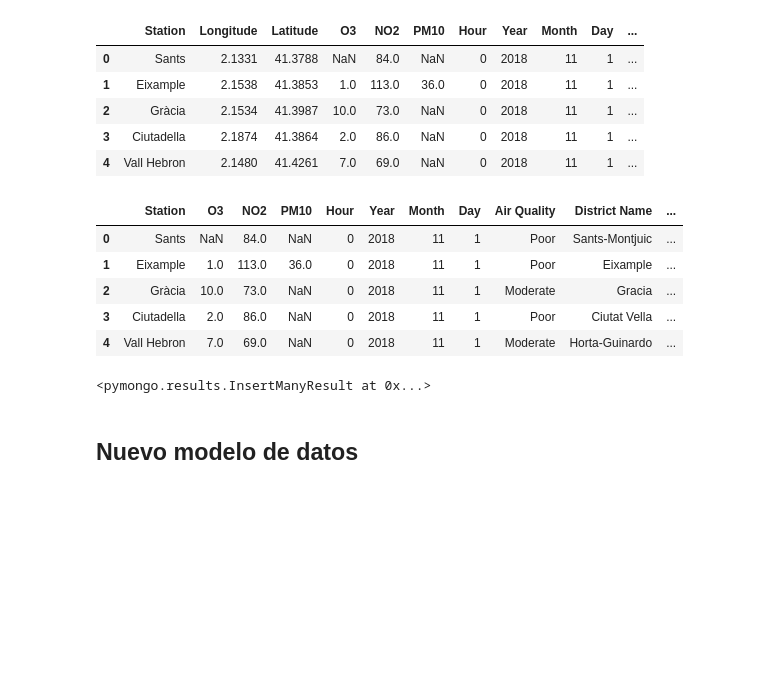
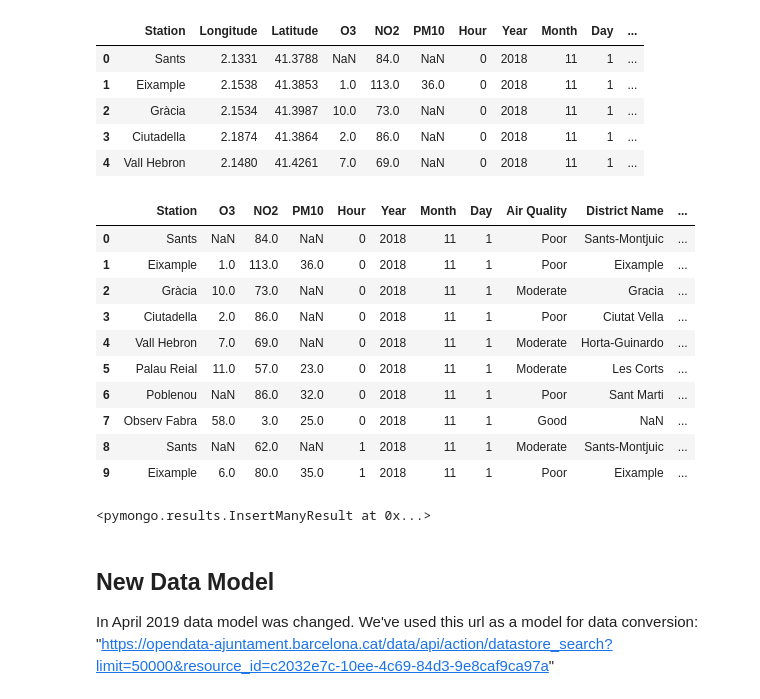
Before and after one commit to murielsan/bcn_open_data_analysis, a Jupyter notebook: data/data_cleaning.ipynb, the cells around one changed output. Drawn from its saved outputs; the diff is of its cells as text; code cells hidden in the pictures; blank space fills up the shorter version.

```diff
--- a/data/data_cleaning.ipynb
+++ b/data/data_cleaning.ipynb
@@ -279,23 +280,28 @@ df2.head()
 # %%
 #Create geojson info
 
 def create_geojson(lon, lat):
     geojson = {
         "type":"Point",
         "coordinates":[lon,lat]
     }
     return geojson
 
 df2['Location'] = df2.apply(lambda row: create_geojson(row["Longitude"],row["Latitude"]), axis=1)
 df2.drop(["Longitude", "Latitude"], axis=1, inplace=True)
-df2.head()
+df2.head(10)
 # %% [output]
 |  | Station | O3 | NO2 | PM10 | Hour | Year | Month | Day | Air Quality | District Name | ... |
 | 0 | Sants | NaN | 84.0 | NaN | 0 | 2018 | 11 | 1 | Poor | Sants-Montjuic | ... |
 | 1 | Eixample | 1.0 | 113.0 | 36.0 | 0 | 2018 | 11 | 1 | Poor | Eixample | ... |
 | 2 | Gràcia | 10.0 | 73.0 | NaN | 0 | 2018 | 11 | 1 | Moderate | Gracia | ... |
 | 3 | Ciutadella | 2.0 | 86.0 | NaN | 0 | 2018 | 11 | 1 | Poor | Ciutat Vella | ... |
 | 4 | Vall Hebron | 7.0 | 69.0 | NaN | 0 | 2018 | 11 | 1 | Moderate | Horta-Guinardo | ... |
+| 5 | Palau Reial | 11.0 | 57.0 | 23.0 | 0 | 2018 | 11 | 1 | Moderate | Les Corts | ... |
+| 6 | Poblenou | NaN | 86.0 | 32.0 | 0 | 2018 | 11 | 1 | Poor | Sant Marti | ... |
+| 7 | Observ Fabra | 58.0 | 3.0 | 25.0 | 0 | 2018 | 11 | 1 | Good | NaN | ... |
+| 8 | Sants | NaN | 62.0 | NaN | 1 | 2018 | 11 | 1 | Moderate | Sants-Montjuic | ... |
+| 9 | Eixample | 6.0 | 80.0 | 35.0 | 1 | 2018 | 11 | 1 | Poor | Eixample | ... |
 # %%
 ## Subir los datos  a MongoDB
 from pymongo import MongoClient
@@ -309,4 +315,5 @@ db.pollution.insert_many(df2.to_dict('records'))
 # %% [output]
 <pymongo.results.InsertManyResult at 0x...>
 # %% [markdown]
-## Nuevo modelo de datos
+## New Data Model
+In April 2019 data model was changed. We've used this url as a model for data conversion:<br>"https://opendata-ajuntament.barcelona.cat/data/api/action/datastore_search?limit=50000&resource_id=c2032e7c-10ee-4c69-84d3-9e8caf9ca97a"
```
Also changed, not shown: parts of 4 cells of this notebook, 3 other files.
